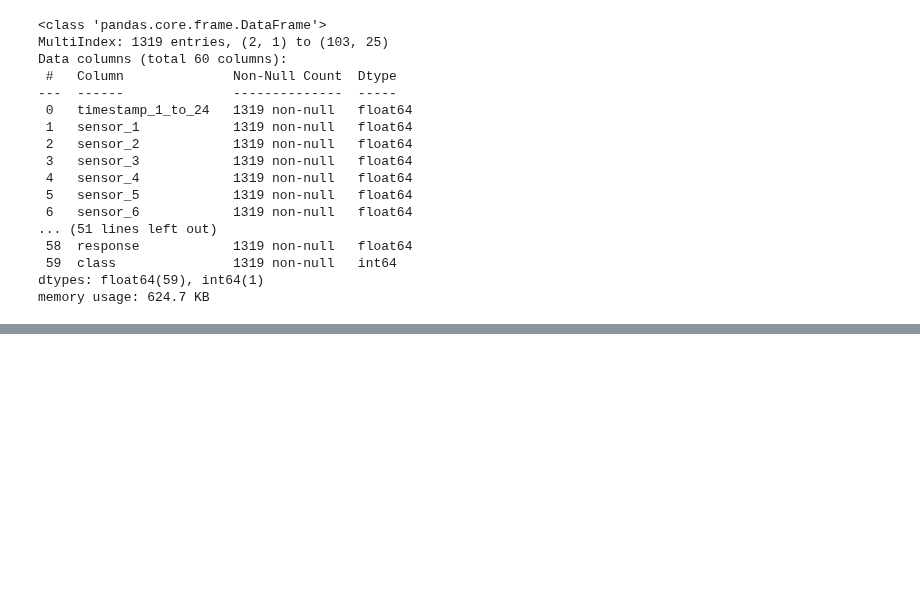
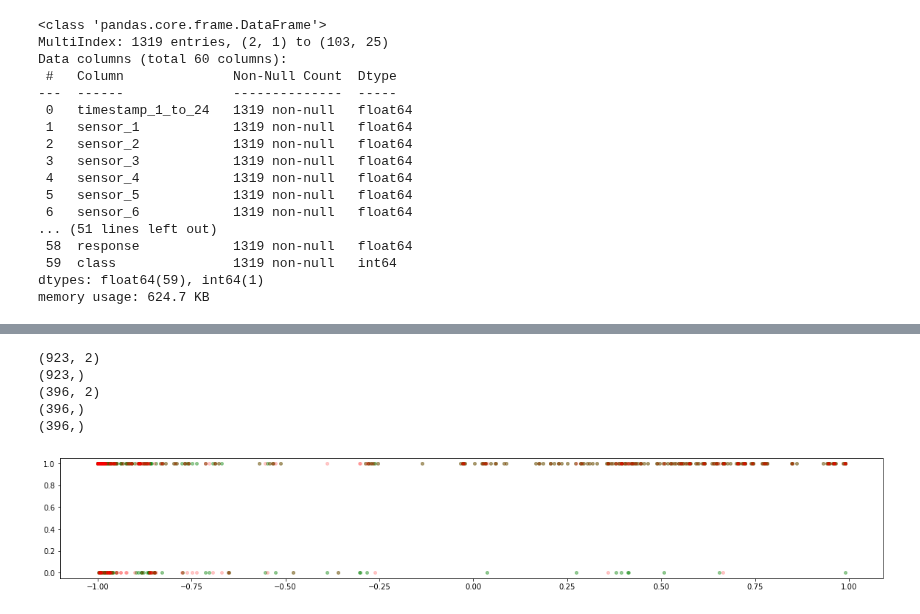
Before and after one commit to divtummala/springboard, a Jupyter notebook: Capstone/EquipmentDataFinal/semiTool.ipynb, the cells around one changed output, grey strips where cells are left out. Cells and saved outputs as stored; diff of their text form; code cells hidden in the pictures; blank space fills up the shorter version.

```diff
--- a/Capstone/EquipmentDataFinal/semiTool.ipynb
+++ b/Capstone/EquipmentDataFinal/semiTool.ipynb
@@ -137,0 +172,4 @@ y = data['response'].values.astype('int64')
+# %%
+X = X_pca
+print(X.shape)
+print(y.shape)
@@ -142,0 +181,5 @@ logistic_reg = LogisticRegression()
+# %%
+scaler = StandardScaler(with_mean=True)
+scaler.fit(X_train)
+scaler.transform(X_train);
+scaler.transform(X_test);
@@ -142,0 +203,4 @@ logistic_reg = LogisticRegression()
+# %%
+lin_reg = LinearRegression()
+log_reg = LogisticRegression(max_iter=100)
+rand_for = RandomForestClassifier()
@@ -143,3 +215,4 @@ logistic_reg = LogisticRegression()
 # %%
-linear_reg.fit(X_train, y_train)
-y_pred = linear_reg.predict(X_test)
+rand_for.fit(X_train, y_train)
+y_pred_train = rand_for.predict(X_train)
+y_pred_test = rand_for.predict(X_test)
@@ -209,0 +219,19 @@ Please also refer to the documentation for alternative solver options:
+# %%
+print(X_train.shape)
+print(y_train.shape)
+print(X_test.shape)
+print(y_test.shape)
+print(y_pred_test.shape)
+# %% [output]
+(923, 2)
+(923,)
+(396, 2)
+(396,)
+(396,)
+# %%
+#plt.scatter(y_test, y_pred_test, alpha=0.5)
+plt.figure(figsize=(20,3))
+plt.scatter(X_test['PCA1'], y_test, c='green', s=15, alpha=0.4);
+plt.scatter(X_test['PCA1'], y_pred_test, c='red', s=15, alpha=0.2);
+# %% [output]
+[figure, added]
```
Also changed, not shown: parts of 24 cells of this notebook.
